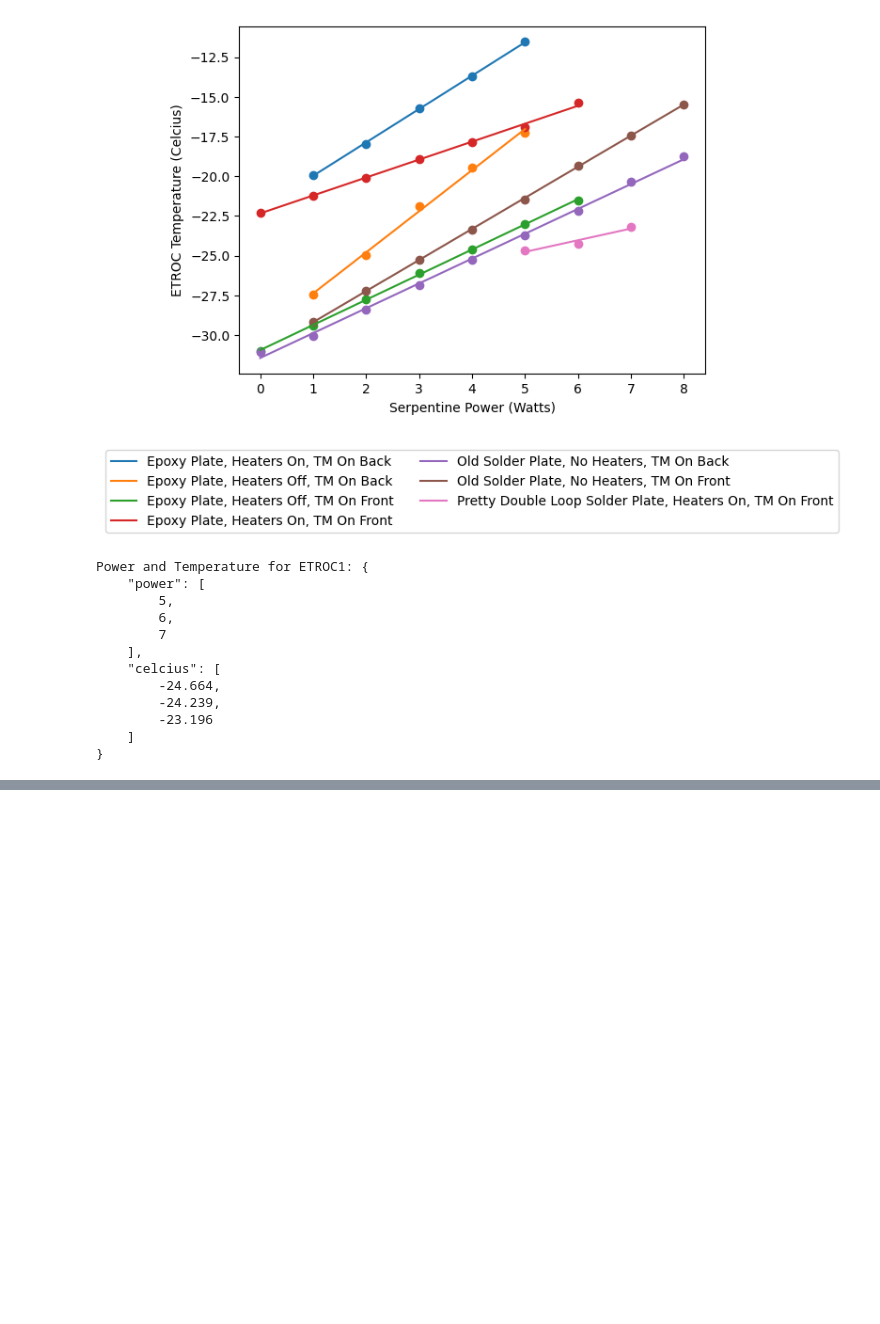
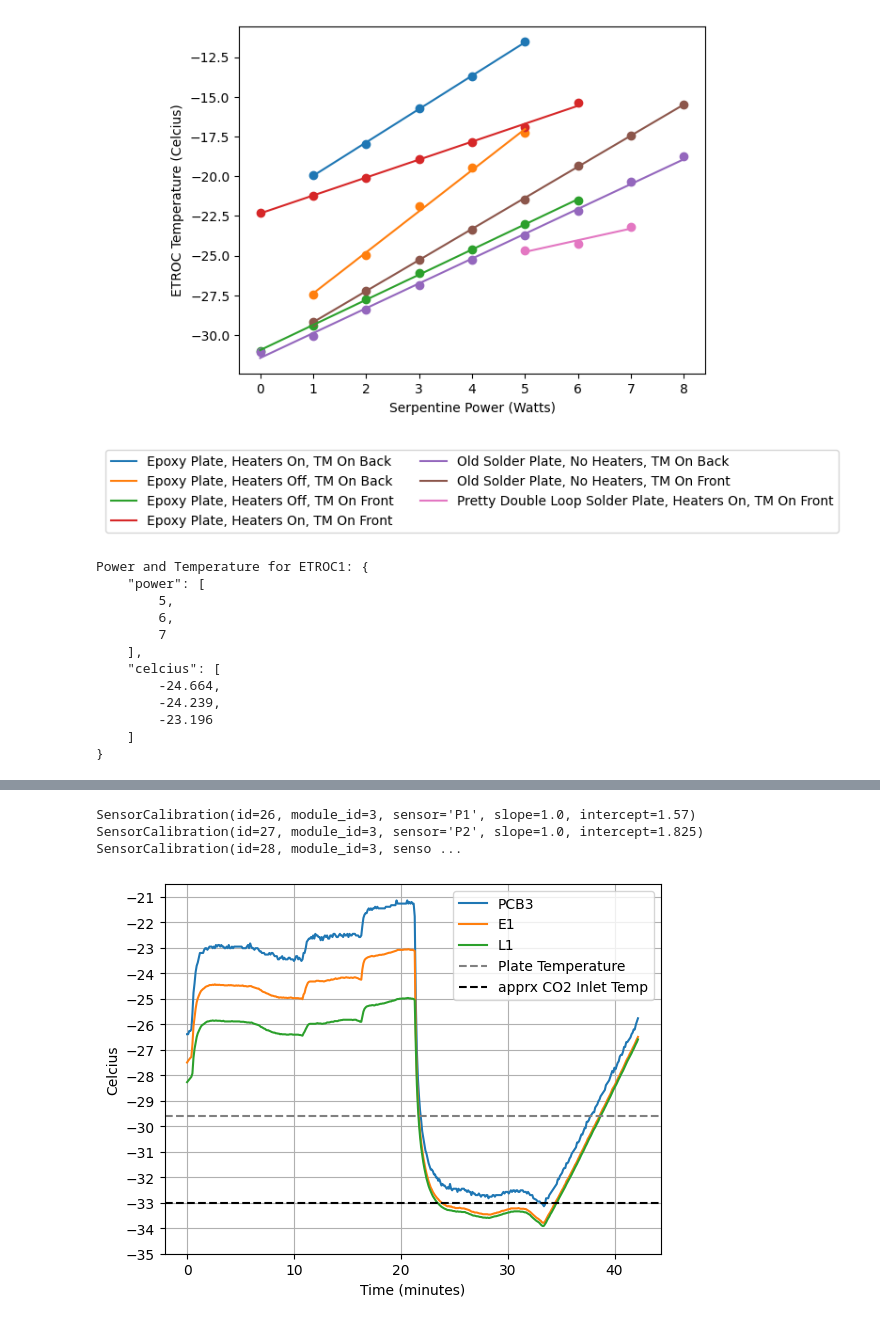
Before and after one commit to bu-etl/module_thermal_mockup, a Jupyter notebook: analysis/TM1_solder_plate.ipynb, the cells around one changed output, grey strips where cells are left out. Drawn from its saved outputs; the diff is of its cells as text; code cells hidden in the pictures; blank space fills up the shorter version.

Commit message:
further analysis for the pretty double loop solder plate

```diff
--- a/analysis/TM1_solder_plate.ipynb
+++ b/analysis/TM1_solder_plate.ipynb
@@ -247,3 +247,38 @@ with Session(engine) as session:
 
 import json
 print(json.dumps(run_powers, sort_keys=True, indent=4))
+# %%
+# Checking the Probe Temperatures
+
+
+with Session(engine) as session:
+    module = session.execute(select(dm.Module).where(dm.Module.name == "TM1")).scalar()
+    p1_calib = module.calibration.P1
+    p2_calib = module.calibration.P2
+    p3_calib = module.calibration.P3
+    print(p1_calib, p2_calib, p3_calib)
+    p1_data = get_sensor_data(session, 36, "TM1", "P1")
+    p2_data = get_sensor_data(session, 36, "TM1", "P2")
+    p3_data = get_sensor_data(session, 36, "TM1", "P3")
+
+    etroc, lgad = "E1", "L1"
+    E_data = get_sensor_data(session, 36, "TM1", etroc)
+    L_data = get_sensor_data(session, 36, "TM1", lgad)
+
+    #sensor_plot(p1_data, label="P1")
+    #sensor_plot(p2_data, label="P2")
+    sensor_plot(p3_data, label="PCB3")
+    sensor_plot(E_data, label=etroc)
+    sensor_plot(L_data, label=lgad)
+
+
+plt.axhline(-29.61, label="Plate Temperature", color="gray", linestyle="--")
+plt.axhline(-33, label="apprx CO2 Inlet Temp", color="black", linestyle="--")
+plt.yticks(range(-35,-20))
+plt.ylabel("Celcius")
+plt.xlabel("Time (minutes)")
+plt.legend()
+plt.grid()
+# %% [output]
+SensorCalibration(id=26, module_id=3, sensor='P1', slope=1.0, intercept=1.57) SensorCalibration(id=27, module_id=3, sensor='P2', slope=1.0, intercept=1.825) SensorCalibration(id=28, module_id=3, senso ...
+[figure, added]
```
Also changed, not shown: parts of 3 cells of this notebook.
